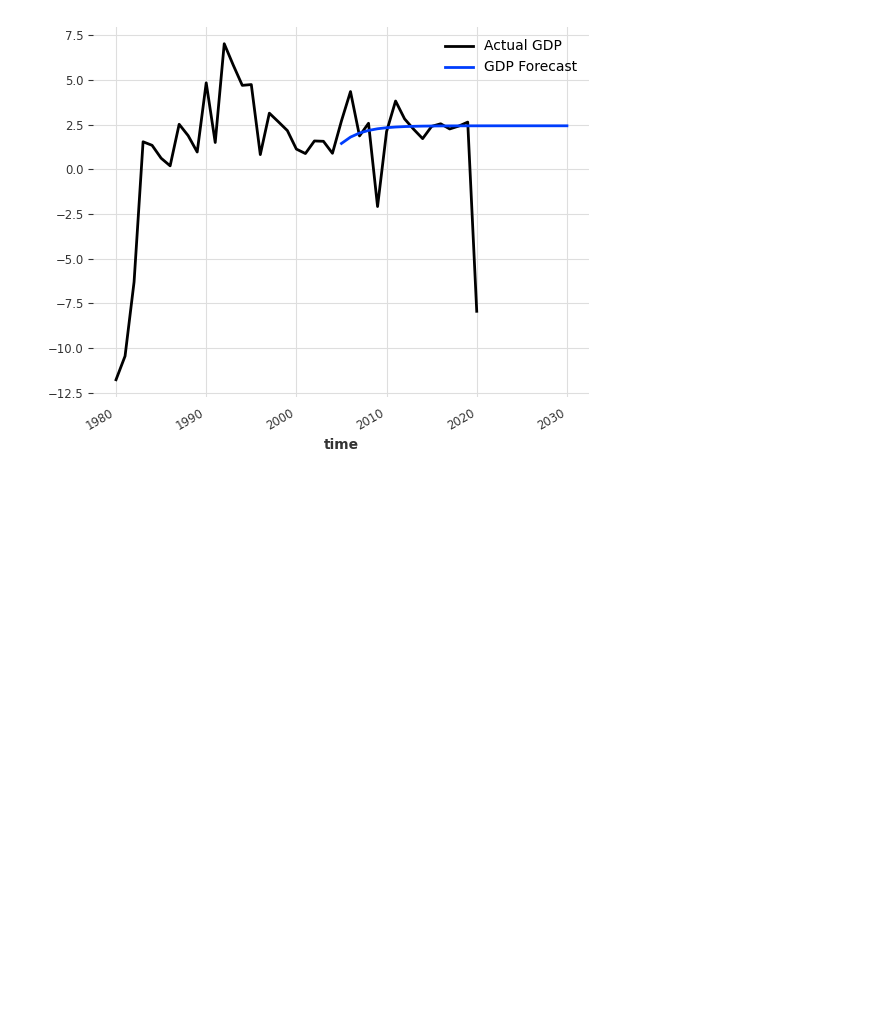
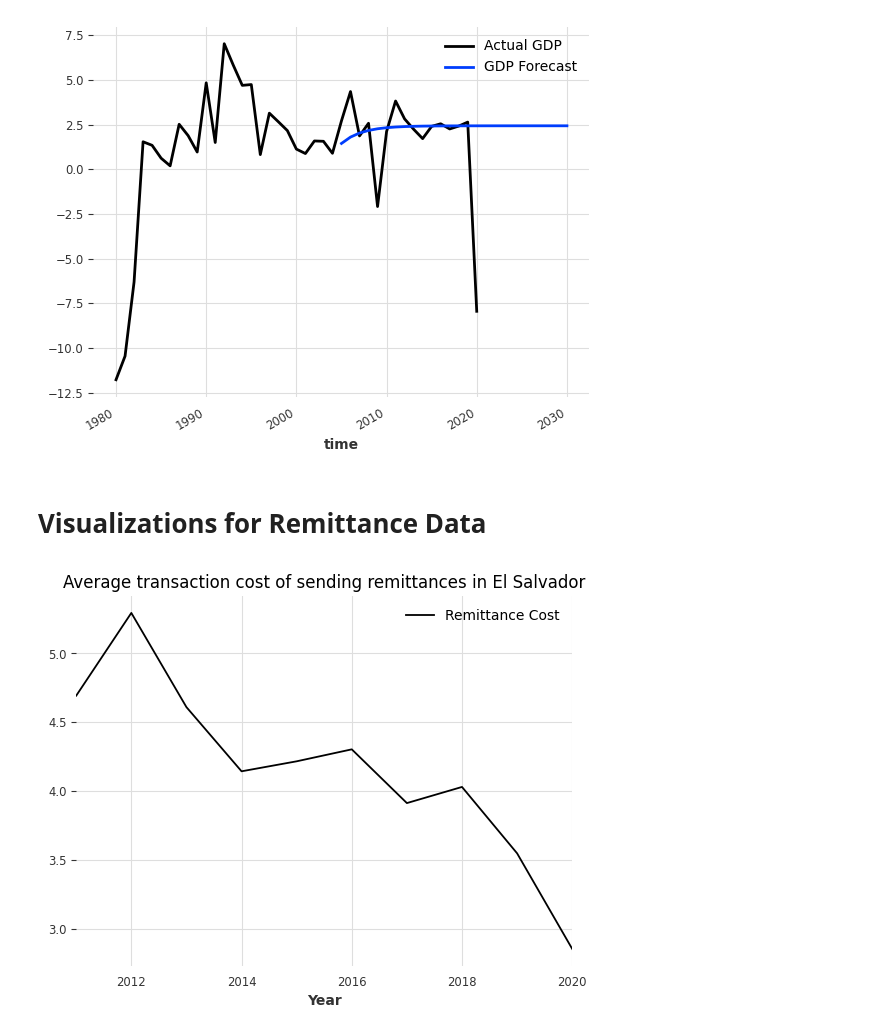
Before and after one commit to talibkateeb/El-Salvador-Financial-Study, a Jupyter notebook: ELSL_Financial_Study.ipynb, the cells around one changed output. Cells and saved outputs as stored; diff of their text form; code cells hidden in the pictures; blank space fills up the shorter version.

Commit message:
Viz for remittance

```diff
--- a/ELSL_Financial_Study.ipynb
+++ b/ELSL_Financial_Study.ipynb
@@ -493,3 +493,13 @@ plt.legend()
 plt.show()
 # %% [output]
 [figure]
+# %% [markdown]
+# Visualizations for Remittance Data
+# %%
+remittance_cost_df = pd.read_excel(Path("Data/Remittance-Cost.xlsx"), parse_dates=True, index_col='Year')
+personal_remittance_df = pd.read_excel(Path("Data/Personal-Remittances-Received.xlsx"), parse_dates=True, index_col='Year')
+# %%
+remittance_cost_df.plot(title='Average transaction cost of sending remittances in El Salvador')
+plt.show()
+# %% [output]
+[figure, added]
```
Also changed, not shown: parts of 12 cells of this notebook, 7 other files.
